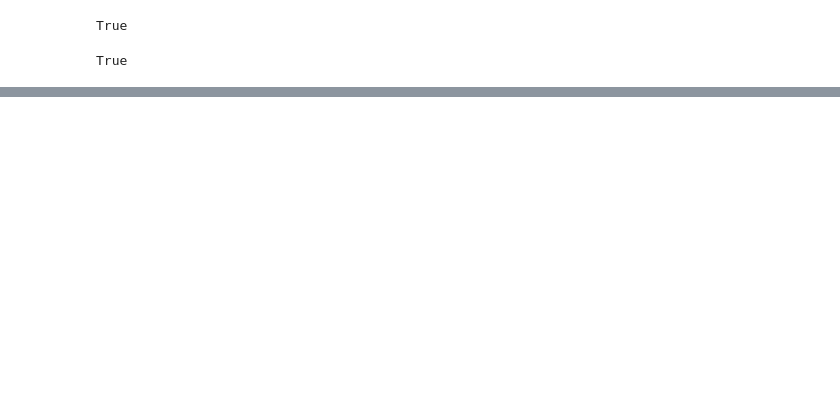
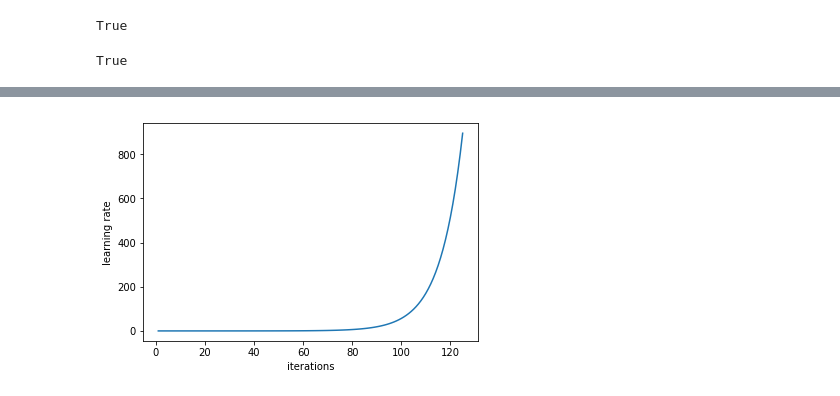
Before and after one commit to jscottcronin/fashion_tags, a Jupyter notebook: code/baseline.ipynb, the cells around one changed output, grey strips where cells are left out. Drawn from its saved outputs; the diff is of its cells as text; code cells hidden in the pictures; blank space fills up the shorter version.

```diff
--- a/code/baseline.ipynb
+++ b/code/baseline.ipynb
@@ -40,4 +42,5 @@ metrics = [f1]
 f_model = resnet34
 # %%
 tfms = tfms_from_model(f_model, sz)
-data = ImageClassifierData.from_csv(PATH, 'train_10k', 'labels.csv', tfms=tfms, )
+val_idxs = get_cv_idxs(10000)
+data = ImageClassifierData.from_csv(PATH, 'train_10kv2', f'{PATH}train_10kv2_labels.csv', tfms=tfms, val_idxs=val_idxs, suffix='.jpg')
@@ -48,5 +46,0 @@ val_idxs = get_cv_idxs(n)
-# %%
-arch=resnet34
-data = ImageClassifierData.from_paths(PATH, tfms=tfms_from_model(arch, sz))
-learn = ConvLearner.pretrained(arch, data, precompute=True)
-learn.fit(0.01, 2)
@@ -59,0 +47,2 @@ def get_data(sz):
+# %%
+learn = ConvLearner.pretrained(f_model, data, precompute=True, metrics=[f1])
@@ -59,0 +55,4 @@ def get_data(sz):
+# %%
+learn.sched.plot_lr()
+# %% [output]
+[figure, added]
```
Also changed, not shown: parts of 7 cells of this notebook, 2 other files.
